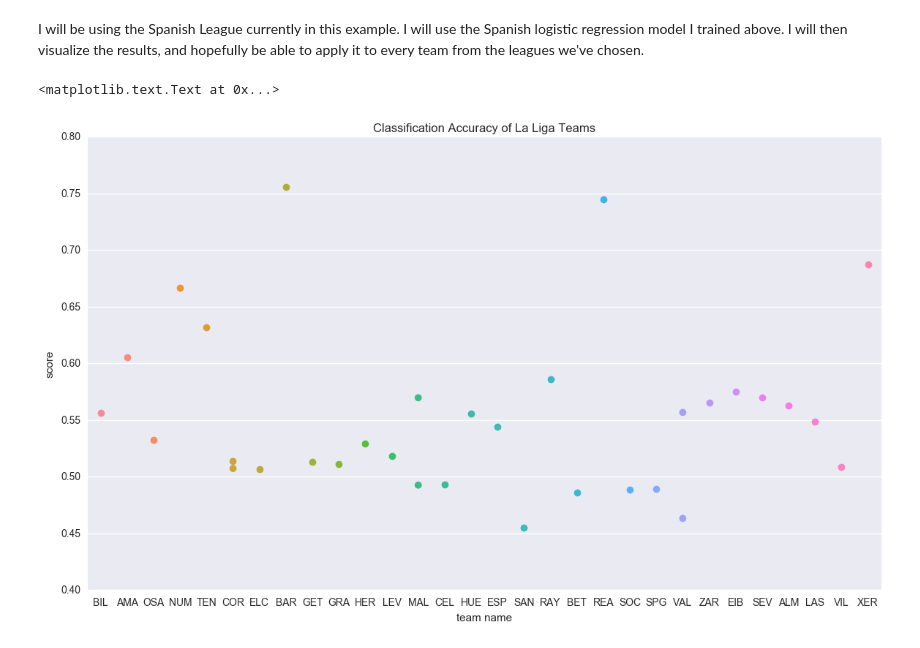
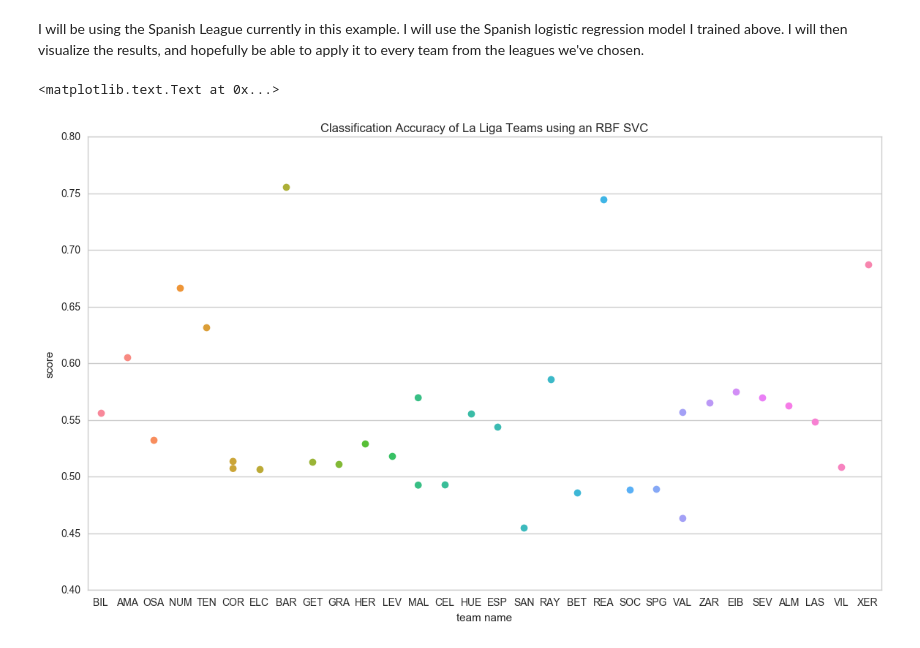
Before and after one commit to darren-geng/European-Soccer-Odds, a Jupyter notebook: European Soccer Odds.ipynb, the cells around one changed output. Cells and saved outputs as stored; diff of their text form; code cells hidden in the pictures.

```diff
--- a/European Soccer Odds.ipynb
+++ b/European Soccer Odds.ipynb
@@ -286,29 +286,30 @@ I will be using the Spanish League currently in this example. I will use the Spa
 # %%
 
 spanish_teams = spain_matches['home_team_api_id'].unique()
 spanish_teams = spanish_teams.astype('U')
 spanish_results = {}
 for team in spanish_teams:
     team_matches = spain_matches.loc[spain_matches['home_team_api_id'] == team]
     team_matches = team_matches.append(spain_matches.loc[spain_matches['away_team_api_id'] == team])
     X_team = team_matches.drop(unneeded_atts, axis = 1)
     y_team = team_matches['match_result']
     team_score = lgr_spa.score(X_team, y_team)
     spanish_results[team] = team_score
 
 spanish_results = pd.Series(spanish_results, name = 'score')
 spanish_results.index.name = 'team'
 spanish_results = spanish_results.reset_index()
 team_name_map = teams[['team_long_name', 'team_short_name']].set_index('team_long_name')['team_short_name'].to_dict()
 spanish_results['team_short'] = spanish_results['team'].map(team_name_map)
 # display scatter plot data
+sns.set_style('whitegrid')
 plt.figure(figsize = [14, 8])
-plt.title('Classification Accuracy of La Liga Teams')
+plt.title('Classification Accuracy of La Liga Teams using an RBF SVC')
 g = sns.stripplot(x="team_short", y="score", data=spanish_results, size = 7)
 plt.xlabel('team name')
 # %% [output]
 <matplotlib.text.Text at 0x...>
-[figure, old version]
+[figure, new version]
 # %%
 team_sets = [('Spain', spain_matches, lgr_spa, {}), ('England', england_matches, lgr_eng, {}),
             ('Germany', germany_matches, lgr_ger, {}), ('Italy', italy_matches, lgr_ita, {})]
```
Also changed, not shown: parts of 3 cells of this notebook.
